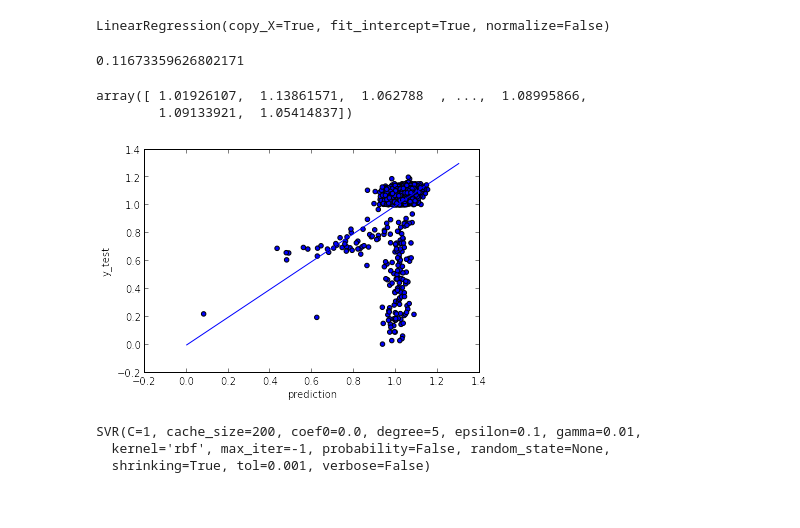
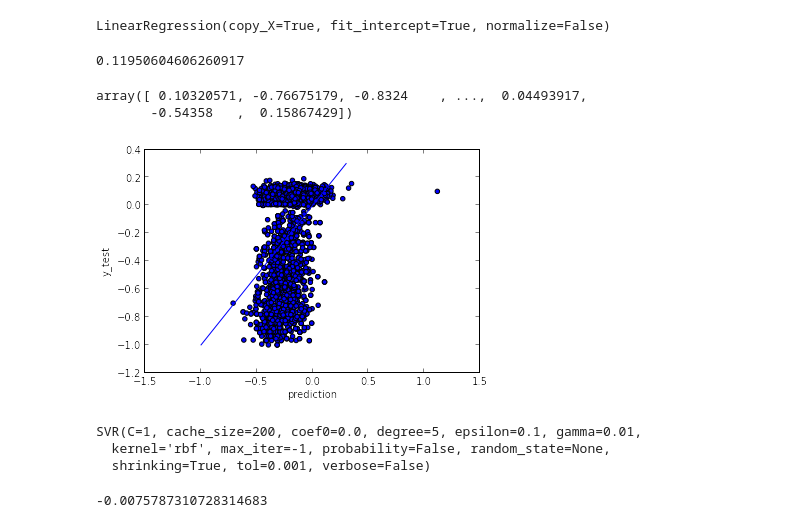
Before and after one commit to abradle2/LendingLounge, a Jupyter notebook: test.ipynb, the cells around one changed output. Drawn from its saved outputs; the diff is of its cells as text; code cells hidden in the pictures.

```diff
--- a/test.ipynb
+++ b/test.ipynb
@@ -71,6 +73,6 @@ for i in range(1, len(loans)):
     if int(loan['loan_status']) == 0:
         defaults_added += 1
         for i in range(10):
-            A_loans.append(loan)
+            A_loans = A_loans.append(loan)
 # %% [markdown]
 ### Regression - Predict ROI on A Loans
@@ -128,22 +129,22 @@ LinearRegression(copy_X=True, fit_intercept=True, normalize=False)
 # %%
 clf.score(X_test, y_test)
 # %% [output]
-0.11673359626802171
+0.11950604606260917
 # %%
 prediction = clf.predict(X_test)
 # %%
 y_test
 # %% [output]
-array([ 1.01926107,  1.13861571,  1.062788  , ...,  1.08995866,
-        1.09133921,  1.05414837])
+array([ 0.10320571, -0.76675179, -0.8324    , ...,  0.04493917,
+       -0.54358   ,  0.15867429])
 # %%
 plt.scatter(prediction, y_test)
-plt.plot([0,1.3], [0,1.3])
+plt.plot([-1,0.3], [-1,0.3])
 plt.xlabel('prediction')
 plt.ylabel('y_test')
 plt.show()
 # %% [output]
-[figure, old version]
+[figure, new version]
 # %%
 clf = SVR(C=1, gamma=0.01, degree=5, kernel='rbf')
 # %%
@@ -156,0 +158,4 @@ prediction = clf.predict(X_train)
+# %%
+clf.score(X_test, y_test)
+# %% [output]
+-0.0075787310728314683
```
Also changed, not shown: parts of 23 cells of this notebook, 8 other files.
